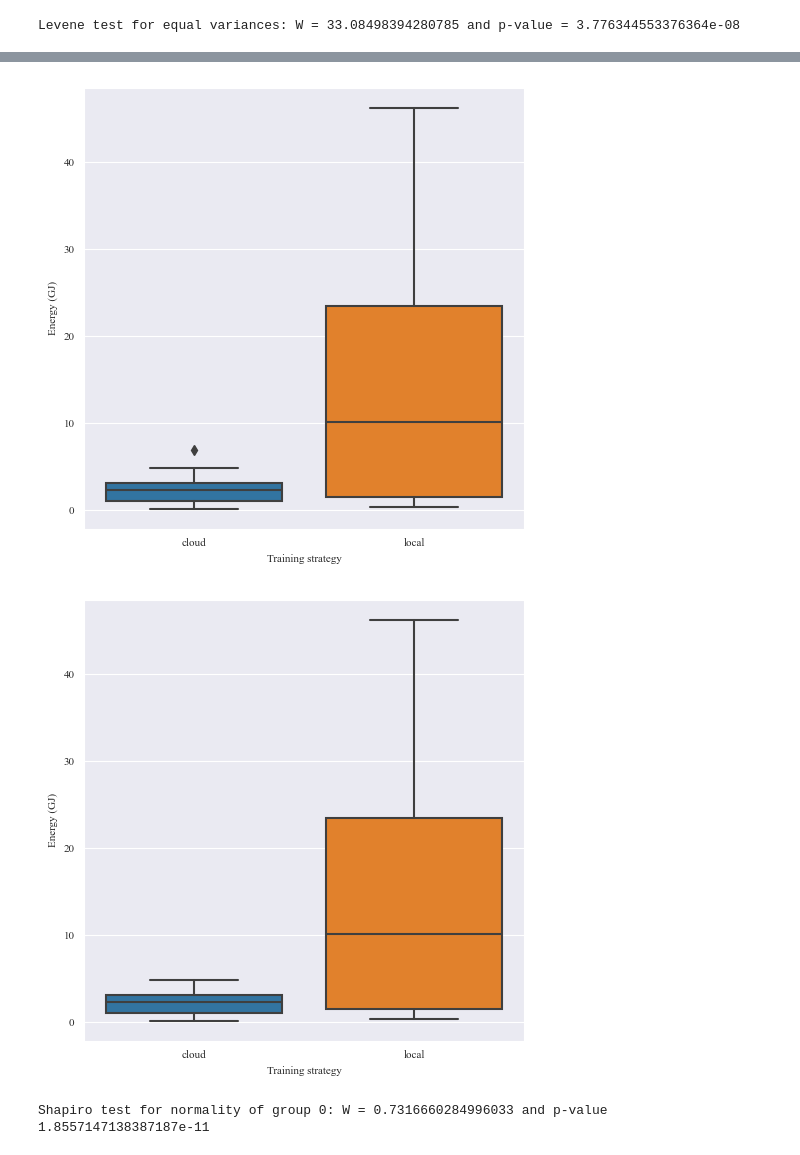
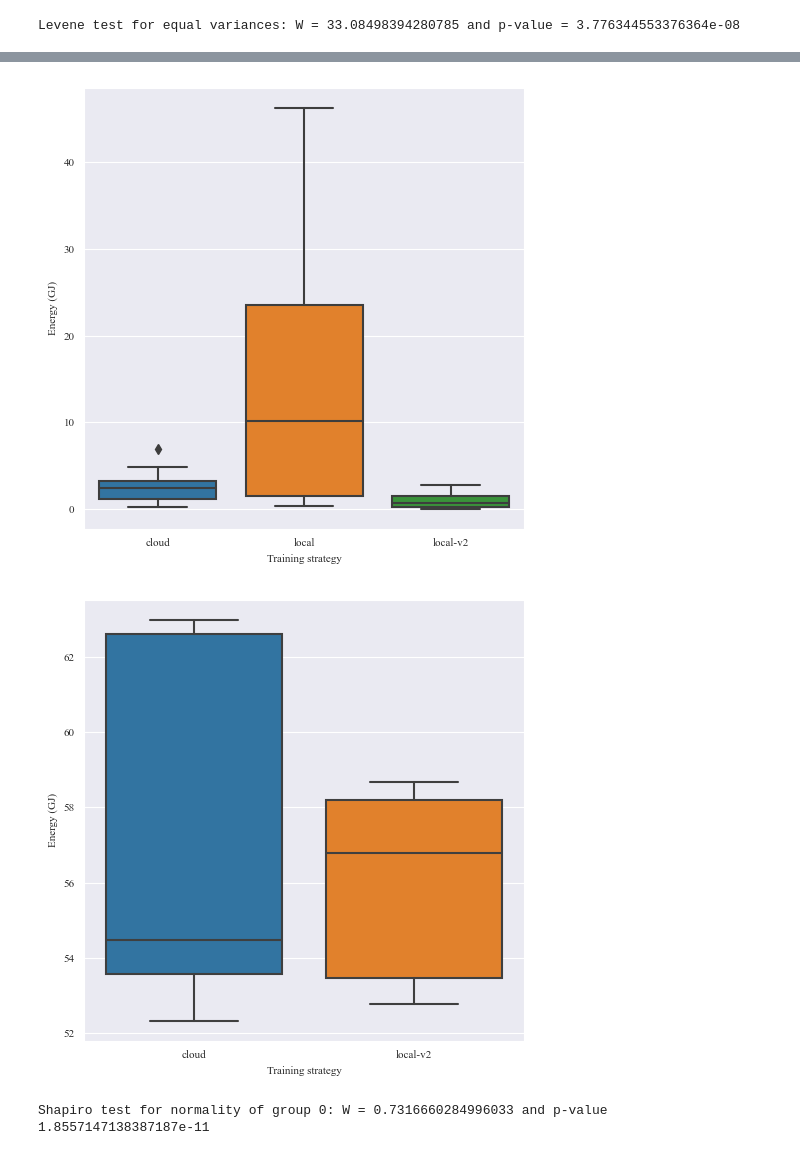
Before and after one commit to santidrj/DL-energetic-impact-analysis, a Jupyter notebook: data-analysis.ipynb, the cells around one changed output, grey strips where cells are left out. Drawn from its saved outputs; the diff is of its cells as text; code cells hidden in the pictures.

Commit message:
Update data analysis
Signed-off-by: Santiago del Rey <59149491+santidrj@users.noreply.github.com>

```diff
--- a/data-analysis.ipynb
+++ b/data-analysis.ipynb
@@ -217,15 +217,24 @@ cloud_mobilenet = analysis_df.query(
 local_mobilenet = analysis_df.query(
     "`training strategy` == 'local' & `architecture` == 'mobilenet_v2'"
 )
+local_v2_mobilenet = analysis_df.query(
+    "`training strategy` == 'local-v2' & `architecture` == 'mobilenet_v2'"
+)
 cloud_nasnet = analysis_df.query(
     "`training strategy` == 'cloud' & `architecture` == 'nasnet_mobile'"
 )
 local_nasnet = analysis_df.query(
     "`training strategy` == 'local' & `architecture` == 'nasnet_mobile'"
 )
+local_v2_nasnet = analysis_df.query(
+    "`training strategy` == 'local-v2' & `architecture` == 'nasnet_mobile'"
+)
 cloud_xception = analysis_df.query(
     "`training strategy` == 'cloud' & `architecture` == 'xception'"
 )
+local_v2_xception = analysis_df.query(
+    "`training strategy` == 'local-v2' & `architecture` == 'xception'"
+)
 # %% [markdown]
 Now we test the normality and homogeneity of variance of the temperature in the cloud architecture. The results show that the NASNet measurements of temperature are not normally distributed. Also, the homogeneity of variance is not met.
 # %%
@@ -345,7 +401,7 @@ boxplot(
 ##### Impact of temperature on energy consumption
 # %%
 temp_vs_energy_df = pd.concat(
-    [cloud_mobilenet, cloud_nasnet, cloud_xception, local_mobilenet, local_nasnet]
+    [cloud_mobilenet, cloud_nasnet, cloud_xception, local_mobilenet, local_nasnet, local_v2_mobilenet, local_v2_nasnet, local_v2_xception]
 )
 
 temp_vs_energy_df["combinations"] = (
@@ -375,6 +431,6 @@ Shapiro test for normality of group 1: W = 0.9647717475891113 and p-value 0.0153
 [figure]
 Levene test for equal variances: W = 33.08498394280785 and p-value = 3.776344553376364e-08
 # %%
-local_df = temp_vs_energy_df.query("`training strategy` == 'local'")
+local_df = temp_vs_energy_df.query("`training strategy` == 'local-v2'")
 test_assumptions(local_df["temperature"], local_df["energy"])
 # %% [output]
@@ -404,20 +460,20 @@ boxplot(
     figname="energy-boxplot.eps",
 )
 # %% [output]
-[figure, old version]
+[figure, new version]
 # %%
 no_outliers_df = pd.concat(
-    [cloud_df.sort_values("energy", ascending=True).iloc[:-1], local_df]
+    [cloud_df.sort_values("energy", ascending=True).iloc[:-1], local_df.sort_values("temperature", ascending=True).iloc[:-7]]
 )
 boxplot(
     no_outliers_df,
     x="training strategy",
-    y="energy",
+    y="temperature",
     xlabel="Training strategy",
     ylabel="Energy (GJ)",
 )
 # %% [output]
-[figure, old version]
+[figure, new version]
 # %%
 cloud_df = no_outliers_df.query("`training strategy` == 'cloud'")
 test_assumptions(cloud_df["temperature"], cloud_df["energy"])
```
Also changed, not shown: parts of 21 cells of this notebook.
